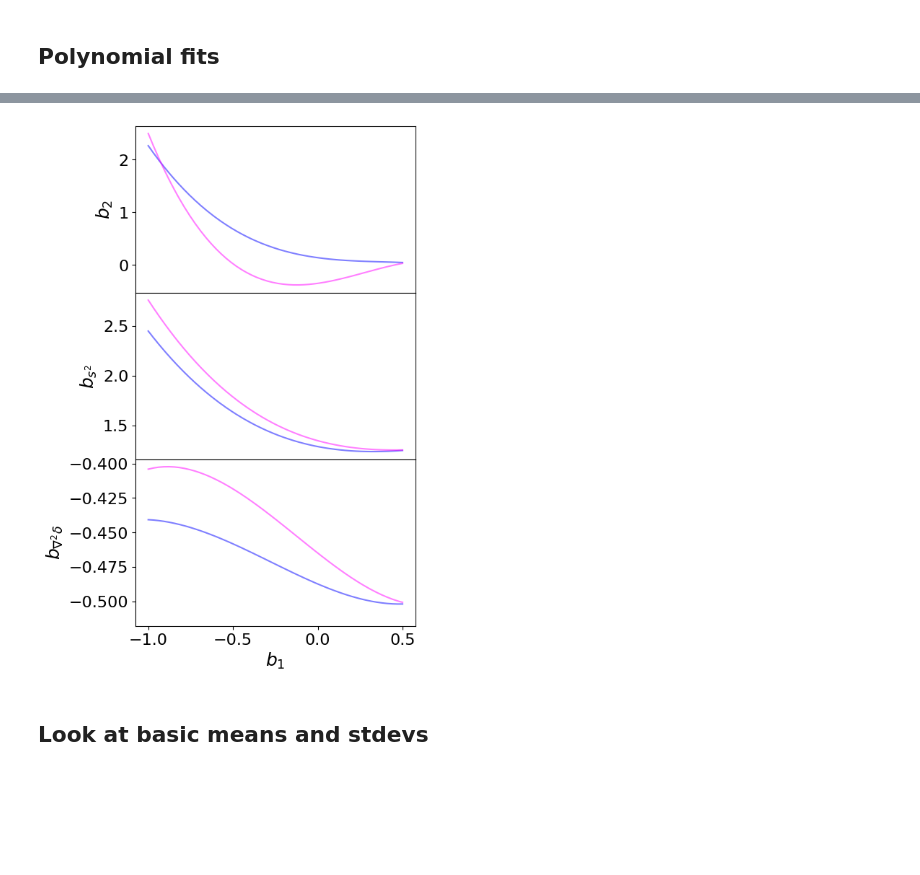
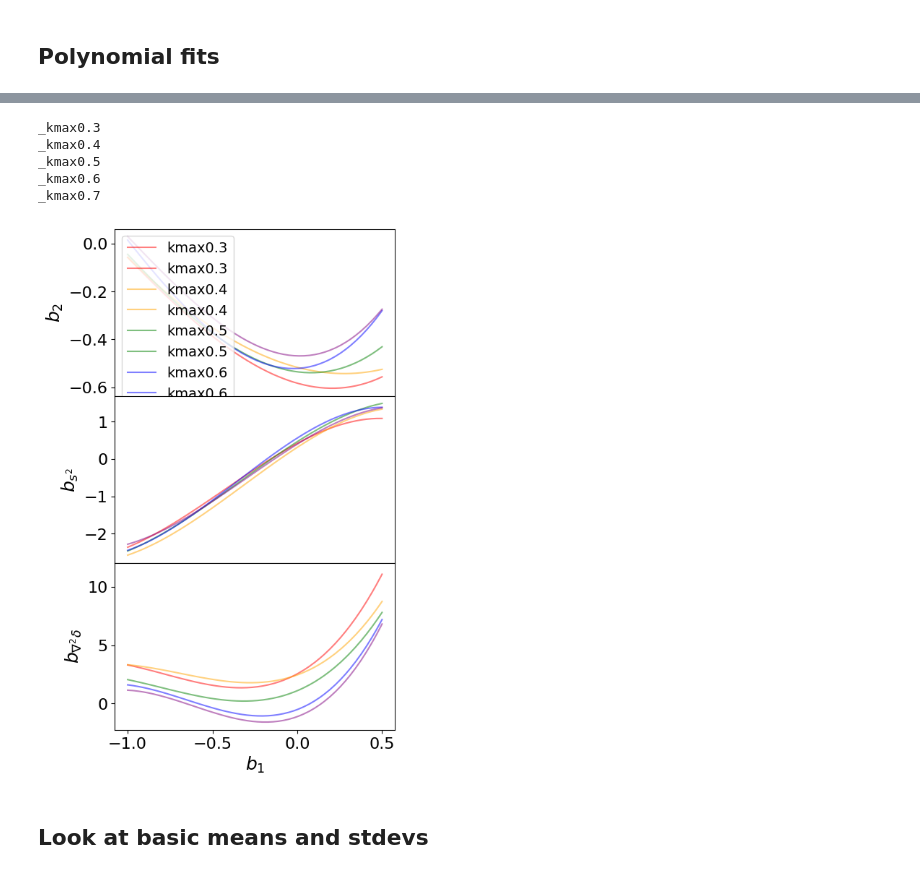
Before and after one commit to kstoreyf/biasexp-target-observable, a Jupyter notebook: notebooks/2023-01-04_camels-sam_biasexp_fit_load.ipynb, the cells around one changed output, grey strips where cells are left out. Drawn from its saved outputs; the diff is of its cells as text; code cells hidden in the pictures; blank space fills up the shorter version.

```diff
--- a/notebooks/2023-01-04_camels-sam_biasexp_fit_load.ipynb
+++ b/notebooks/2023-01-04_camels-sam_biasexp_fit_load.ipynb
@@ -25,8 +25,8 @@ matplotlib.rcParams['axes.titlesize'] = 20
 alpha = 0.5
 color_mode = 'discrete'
 # %%
-save_figs = False
-plot_dir = '../plots/2023-01-08_figures'
+save_figs = True
+plot_dir = '../plots/2023-01-16_figures'
 Path(plot_dir).mkdir(parents=True, exist_ok=True)
 plot_tag = '_inemubounds'
 tag_bpfit = ''
@@ -225,6 +226,9 @@ array([0.01077105, 0.01249609, 0.01449741, 0.01681924, 0.01951293,
 ## Load bacco emu fits
 # %% [markdown]
 ### Fit bias params
+# %%
+tag_bpfit = '_kmax0.5'
+#tag_bpfit = ''
 # %%
 bias_param_names = ['b1', 'b2', 'bs2', 'bl']
 bias_param_labels = {'b1': r'$b_1$',
@@ -247,8 +251,8 @@ plt.subplots_adjust(hspace=0)
 
 bp_arr = []
 Asn_arr = []
-#for i, idx_sam in enumerate(idxs_sam):
-for i, idx_sam in enumerate(idxs_sam[:30]):
+for i, idx_sam in enumerate(idxs_sam):
+#for i, idx_sam in enumerate(idxs_sam[:30]):
     fn_bp = f'../data/bias_params/bias_params{tag_pk}{tag_bpfit}/bias_params_LH_{idx_sam}.npy'
     #fn_bp = f'../data/bias_params_bestfit_bltoonarrowbounds/bias_params_LH_{idx_sam}.npy'
     if not os.path.exists(fn_bp):
@@ -264,10 +268,15 @@ for i, idx_sam in enumerate(idxs_sam[:30]):
                        color=colors[i], alpha=alpha)
         axarr[bb].set_ylabel(bias_param_labels[bp_name])
 
+
 bp_arr = np.array(bp_arr)
-Asn_arr =
+Asn_arr = np.array(Asn_arr)
 print(bp_arr.shape)
-#plt.xlim(-0.5, 0.5)
+plt.xlim(-2, 1)
+
+axarr[0].set_ylim(-1.5, 1.5)
+axarr[1].set_ylim(-4, 4)
+axarr[2].set_ylim(-10, 20)
 
 plt.xlabel(bias_param_labels[bias_param_names[0]])
 
@@ -307,32 +322,59 @@ for bp_name in bias_param_names_nob1:
 # %%
 tag_bpfitnrows, ncols = 3, 1
 fig, axarr = plt.subplots(nrows, ncols, figsize=(5, 3*nrows), sharex=True)
 plt.subplots_adjust(hspace=0)
 
 b1_fine = np.linspace(-1, 0.5, 50)
 
-for bb, bp_name in enumerate(bias_param_names_nob1):
+for i, tag_bpfit in enumerate(tags_bpfit):
 
-    f_poly = np.poly1d(poly_coeffs_arr[bias_param_names_nob1.index(bp_name)])
-    axarr[bb].plot(b1_fine, f_poly(b1_fine),
-                   bias_params[bp_name],
-                   color='blue', alpha=alpha)
+    print(tag_bpfit)
+    bp_arr = bp_arrs[i]
 
-    f_poly_close = np.poly1d(poly_coeffs_close_arr[bias_param_names_nob1.index(bp_name)])
-    axarr[bb].plot(b1_fine, f_poly_close(b1_fine),
-                   bias_params[bp_name],
-                   color='magenta', alpha=alpha)
+    poly_coeffs_arr = []
+    for bp_name in bias_param_names_nob1:
+        poly_coeffs = np.polyfit(bp_arr[:,bias_param_names.index('b1')], bp_arr[:,bias_param_names.index(bp_name)], 3)
+        poly_coeffs_arr.append(poly_coeffs)
 
-    axarr[bb].set_ylabel(bias_param_labels[bp_name])
+    poly_coeffs_close_arr = []
+    for bp_name in bias_param_names_nob1:
+        poly_coeffs = np.polyfit(bp_arr[i_close][:,bias_param_names.index('b1')],
+                                 bp_arr[i_close][:,bias_param_names.index(bp_name)], 3)
+        poly_coeffs_close_arr.append(poly_coeffs)
 
-bp_arr = np.array(bp_arr)
+
+    for bb, bp_name in enumerate(bias_param_names_nob1):
+
+        label = tag_bpfit[1:] if bb==0 else ''
+
+        f_poly = np.poly1d(poly_coeffs_arr[bias_param_names_nob1.index(bp_name)])
+        axarr[bb].plot(b1_fine, f_poly(b1_fine),
+                       bias_params[bp_name],
+                       #color='blue',
+                       color=colors_kmax[i],
+                       alpha=alpha,
+                       label=label)
+
+#         f_poly_close = np.poly1d(poly_coeffs_close_arr[bias_param_names_nob1.index(bp_name)])
+#         axarr[bb].plot(b1_fine, f_poly_close(b1_fine),
+#                        bias_params[bp_name],
+#                        color='magenta', alpha=alpha)
+
+        axarr[bb].set_ylabel(bias_param_labels[bp_name])
+
+axarr[0].legend()
 
 plt.xlabel(bias_param_labels[bias_param_names[0]])
 
 if save_figs:
     plt.savefig(f'{plot_dir}/bps_poly_fits{plot_tag}{tag_bpfit}.png')
 # %% [output]
+_kmax0.3
+_kmax0.4
+_kmax0.5
+_kmax0.6
+_kmax0.7
-[figure, old version]
+[figure, new version]
 # %% [markdown]
 ## Look at basic means and stdevs
 # %%
```
Also changed, not shown: parts of 9 cells of this notebook, 4 other files.
